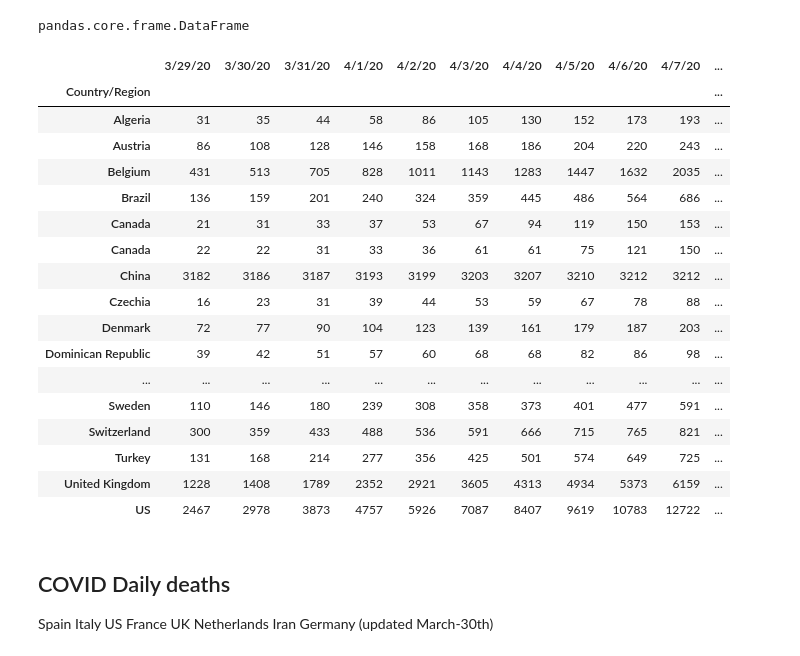
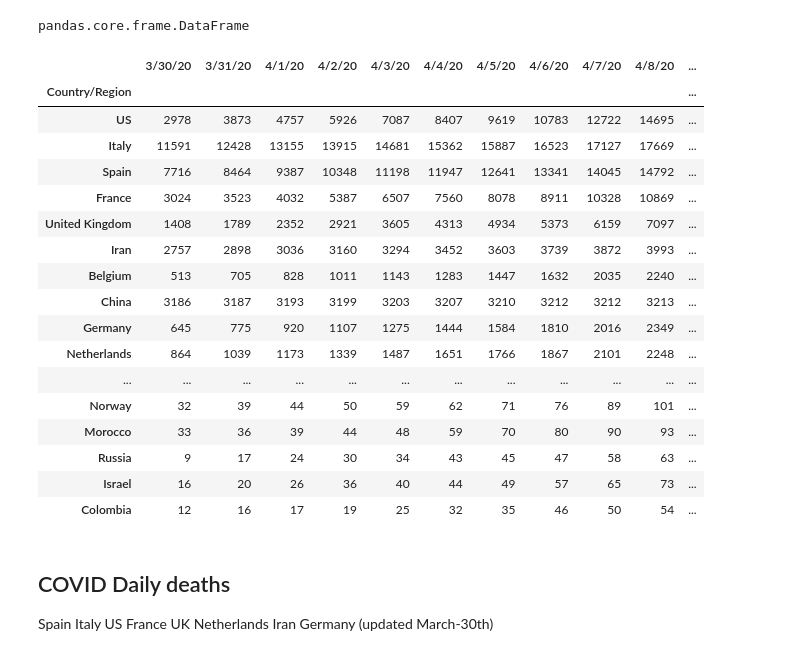
Before and after one commit to infchg/COVID-19, a Jupyter notebook: JH-calculate-daily.ipynb, the cells around one changed output. Drawn from its saved outputs; the diff is of its cells as text; code cells hidden in the pictures.

```diff
--- a/JH-calculate-daily.ipynb
+++ b/JH-calculate-daily.ipynb
@@ -54,27 +57,27 @@ pandas.core.frame.DataFrame
 # %%
 cols20 = df.columns[-13:].tolist()
 idx = cols20 # cols21 = df.columns[-14:-1].tolist()
 #display( )idx=['Country/Region']+cols20   #no need with set index
-display(df[cols20] )
+display(df.sort_values(by=[df.columns[-1]],ascending=False)[cols20] )
 # %% [output]
-|  | 3/29/20 | 3/30/20 | 3/31/20 | 4/1/20 | 4/2/20 | 4/3/20 | 4/4/20 | 4/5/20 | 4/6/20 | 4/7/20 | ... |
+|  | 3/30/20 | 3/31/20 | 4/1/20 | 4/2/20 | 4/3/20 | 4/4/20 | 4/5/20 | 4/6/20 | 4/7/20 | 4/8/20 | ... |
 | Country/Region |  |  |  |  |  |  |  |  |  |  | ... |
-| Algeria | 31 | 35 | 44 | 58 | 86 | 105 | 130 | 152 | 173 | 193 | ... |
-| Austria | 86 | 108 | 128 | 146 | 158 | 168 | 186 | 204 | 220 | 243 | ... |
-| Belgium | 431 | 513 | 705 | 828 | 1011 | 1143 | 1283 | 1447 | 1632 | 2035 | ... |
-| Brazil | 136 | 159 | 201 | 240 | 324 | 359 | 445 | 486 | 564 | 686 | ... |
-| Canada | 21 | 31 | 33 | 37 | 53 | 67 | 94 | 119 | 150 | 153 | ... |
-| Canada | 22 | 22 | 31 | 33 | 36 | 61 | 61 | 75 | 121 | 150 | ... |
-| China | 3182 | 3186 | 3187 | 3193 | 3199 | 3203 | 3207 | 3210 | 3212 | 3212 | ... |
-| Czechia | 16 | 23 | 31 | 39 | 44 | 53 | 59 | 67 | 78 | 88 | ... |
-| Denmark | 72 | 77 | 90 | 104 | 123 | 139 | 161 | 179 | 187 | 203 | ... |
-| Dominican Republic | 39 | 42 | 51 | 57 | 60 | 68 | 68 | 82 | 86 | 98 | ... |
+| US | 2978 | 3873 | 4757 | 5926 | 7087 | 8407 | 9619 | 10783 | 12722 | 14695 | ... |
+| Italy | 11591 | 12428 | 13155 | 13915 | 14681 | 15362 | 15887 | 16523 | 17127 | 17669 | ... |
+| Spain | 7716 | 8464 | 9387 | 10348 | 11198 | 11947 | 12641 | 13341 | 14045 | 14792 | ... |
+| France | 3024 | 3523 | 4032 | 5387 | 6507 | 7560 | 8078 | 8911 | 10328 | 10869 | ... |
+| United Kingdom | 1408 | 1789 | 2352 | 2921 | 3605 | 4313 | 4934 | 5373 | 6159 | 7097 | ... |
+| Iran | 2757 | 2898 | 3036 | 3160 | 3294 | 3452 | 3603 | 3739 | 3872 | 3993 | ... |
+| Belgium | 513 | 705 | 828 | 1011 | 1143 | 1283 | 1447 | 1632 | 2035 | 2240 | ... |
+| China | 3186 | 3187 | 3193 | 3199 | 3203 | 3207 | 3210 | 3212 | 3212 | 3213 | ... |
+| Germany | 645 | 775 | 920 | 1107 | 1275 | 1444 | 1584 | 1810 | 2016 | 2349 | ... |
+| Netherlands | 864 | 1039 | 1173 | 1339 | 1487 | 1651 | 1766 | 1867 | 2101 | 2248 | ... |
 | ... | ... | ... | ... | ... | ... | ... | ... | ... | ... | ... | ... |
-| Sweden | 110 | 146 | 180 | 239 | 308 | 358 | 373 | 401 | 477 | 591 | ... |
-| Switzerland | 300 | 359 | 433 | 488 | 536 | 591 | 666 | 715 | 765 | 821 | ... |
-| Turkey | 131 | 168 | 214 | 277 | 356 | 425 | 501 | 574 | 649 | 725 | ... |
-| United Kingdom | 1228 | 1408 | 1789 | 2352 | 2921 | 3605 | 4313 | 4934 | 5373 | 6159 | ... |
-| US | 2467 | 2978 | 3873 | 4757 | 5926 | 7087 | 8407 | 9619 | 10783 | 12722 | ... |
+| Norway | 32 | 39 | 44 | 50 | 59 | 62 | 71 | 76 | 89 | 101 | ... |
+| Morocco | 33 | 36 | 39 | 44 | 48 | 59 | 70 | 80 | 90 | 93 | ... |
+| Russia | 9 | 17 | 24 | 30 | 34 | 43 | 45 | 47 | 58 | 63 | ... |
+| Israel | 16 | 20 | 26 | 36 | 40 | 44 | 49 | 57 | 65 | 73 | ... |
+| Colombia | 12 | 16 | 17 | 19 | 25 | 32 | 35 | 46 | 50 | 54 | ... |
 # %%
 #df['LastDay']=df[df.columns[-1]]-df[df.columns[-2]]
 df0=df[idx].copy()  #()
```
Also changed, not shown: parts of 10 cells of this notebook, 2 other files.
